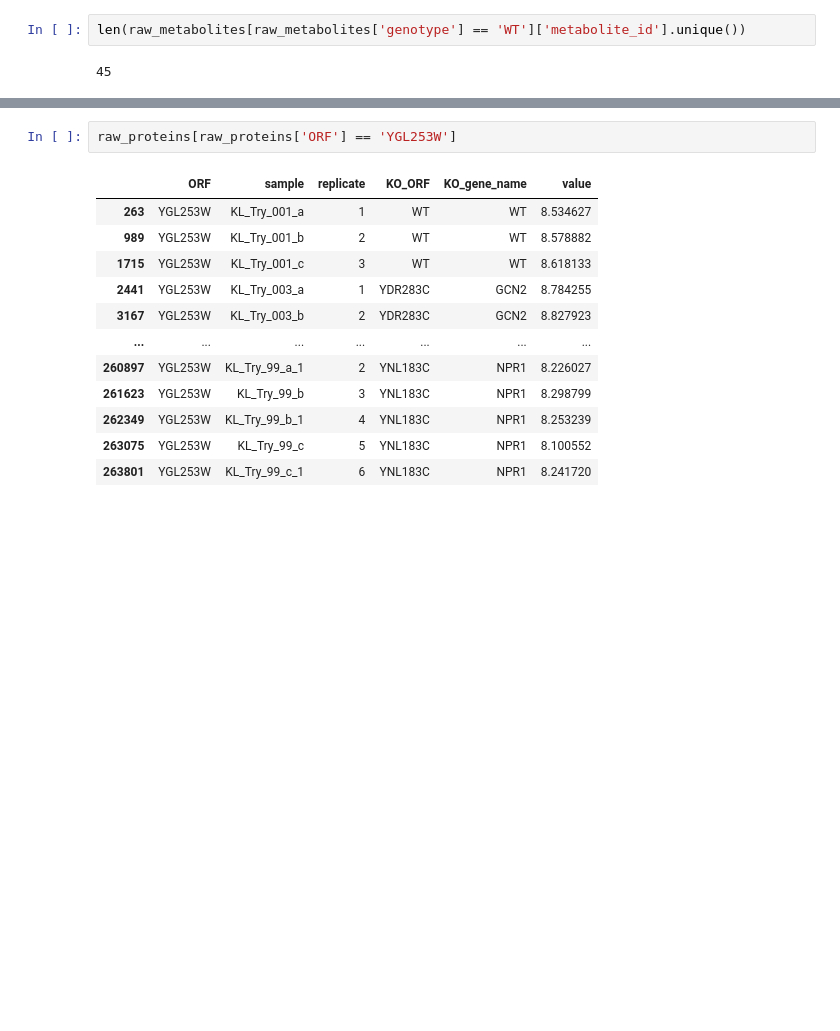
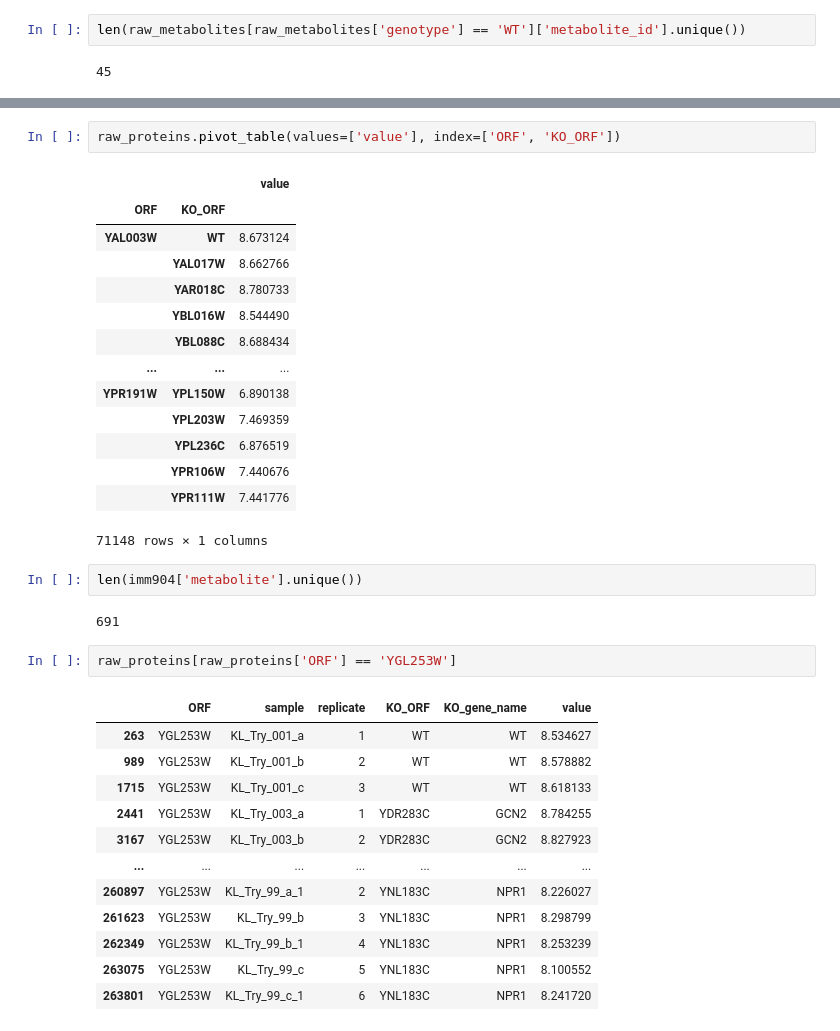
Before and after one commit to trdvangraft/thesis, a Jupyter notebook: metaengineering/main.ipynb, the cells around one changed output, grey strips where cells are left out. Drawn from its saved outputs; the diff is of its cells as text; blank space fills up the shorter version.

```diff
--- a/metaengineering/main.ipynb
+++ b/metaengineering/main.ipynb
@@ -73,3 +136,24 @@ len(raw_metabolites[raw_metabolites['genotype'] == 'WT']['metabolite_id'].unique
+# %%
+raw_proteins.pivot_table(values=['value'], index=['ORF', 'KO_ORF'])
+# %% [output]
+|  |  | value |
+| ORF | KO_ORF |  |
+| YAL003W | WT | 8.673124 |
+|  | YAL017W | 8.662766 |
+|  | YAR018C | 8.780733 |
+|  | YBL016W | 8.544490 |
+|  | YBL088C | 8.688434 |
+| ... | ... | ... |
+| YPR191W | YPL150W | 6.890138 |
+|  | YPL203W | 7.469359 |
+|  | YPL236C | 6.876519 |
+|  | YPR106W | 7.440676 |
+|  | YPR111W | 7.441776 |
+71148 rows × 1 columns
+# %%
+len(imm904['metabolite'].unique())
+# %% [output]
+691
 # %%
 raw_proteins[raw_proteins['ORF'] == 'YGL253W']
 # %% [output]
```
Also changed, not shown: parts of 16 cells of this notebook.
